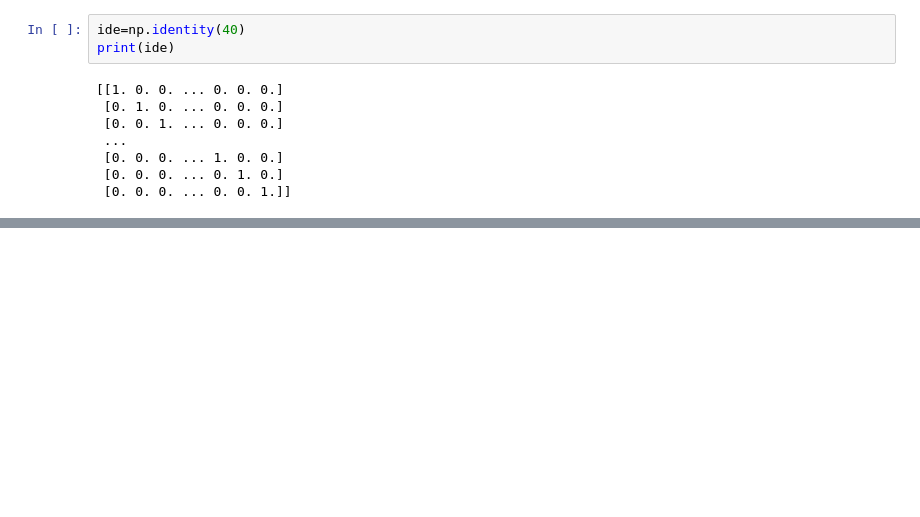
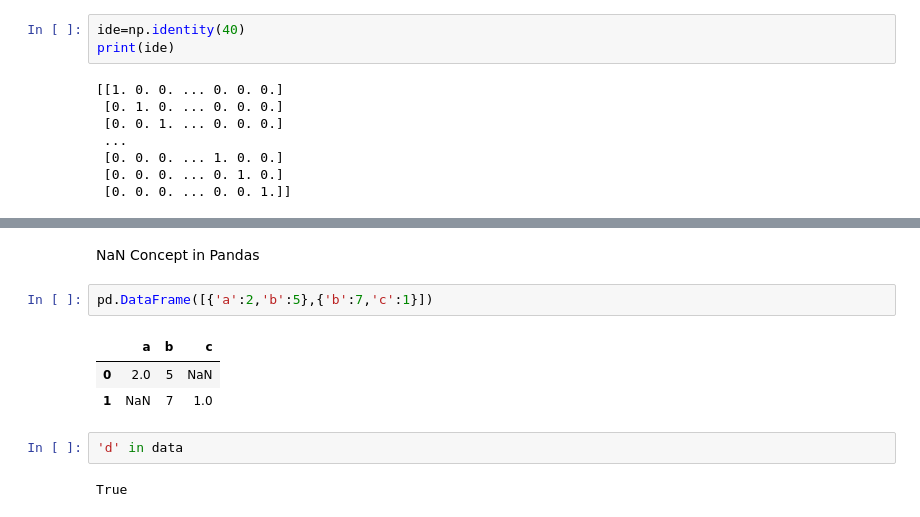
Before and after one commit to dipaklahan007/numpy-as-np, a Jupyter notebook: practice in room.ipynb, the cells around one changed output, grey strips where cells are left out. Saved outputs shown, nothing was run; the diff lists cells and outputs as text; blank space fills up the shorter version.

```diff
--- a/practice in room.ipynb
+++ b/practice in room.ipynb
@@ -285,0 +345,12 @@ print(ide)
+# %% [markdown]
+NaN Concept in Pandas
+# %%
+pd.DataFrame([{'a':2,'b':5},{'b':7,'c':1}])
+# %% [output]
+|  | a | b | c |
+| 0 | 2.0 | 5 | NaN |
+| 1 | NaN | 7 | 1.0 |
+# %%
+'d' in data
+# %% [output]
+True
```
Also changed, not shown: parts of 59 cells of this notebook.
